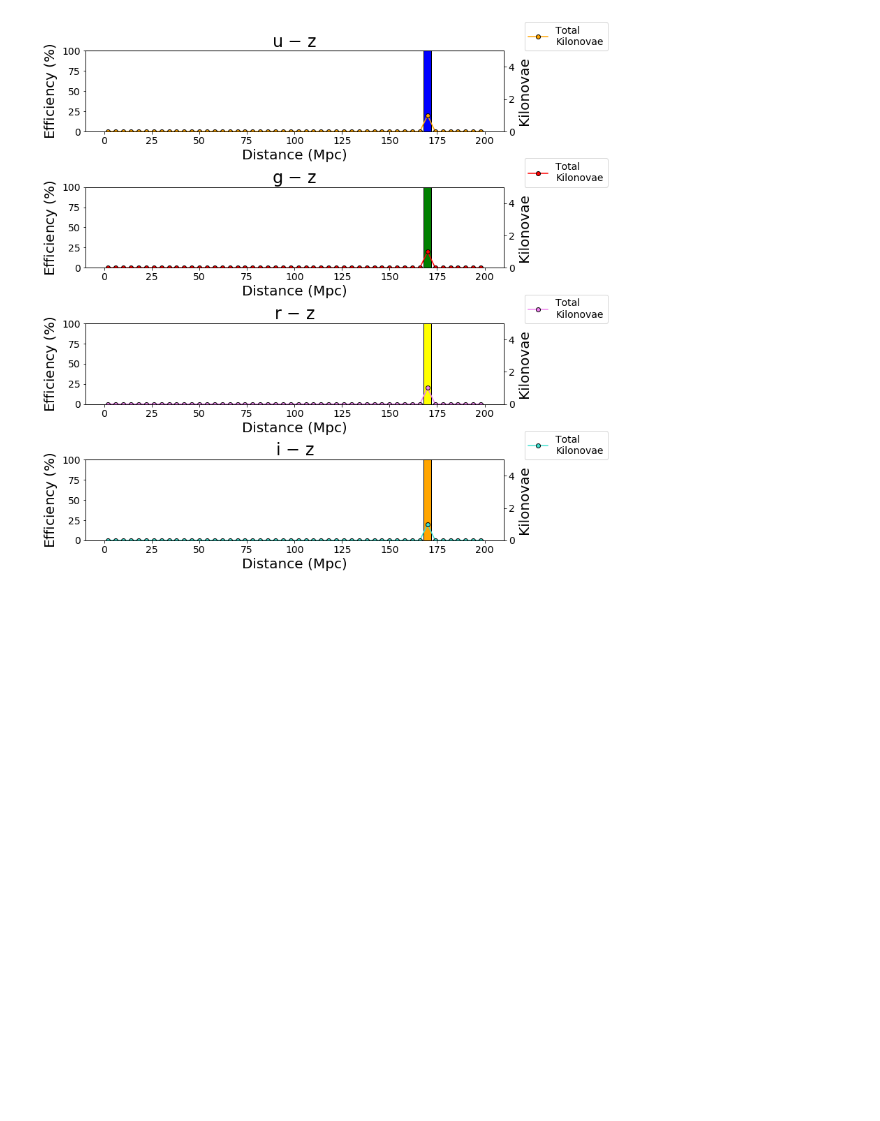
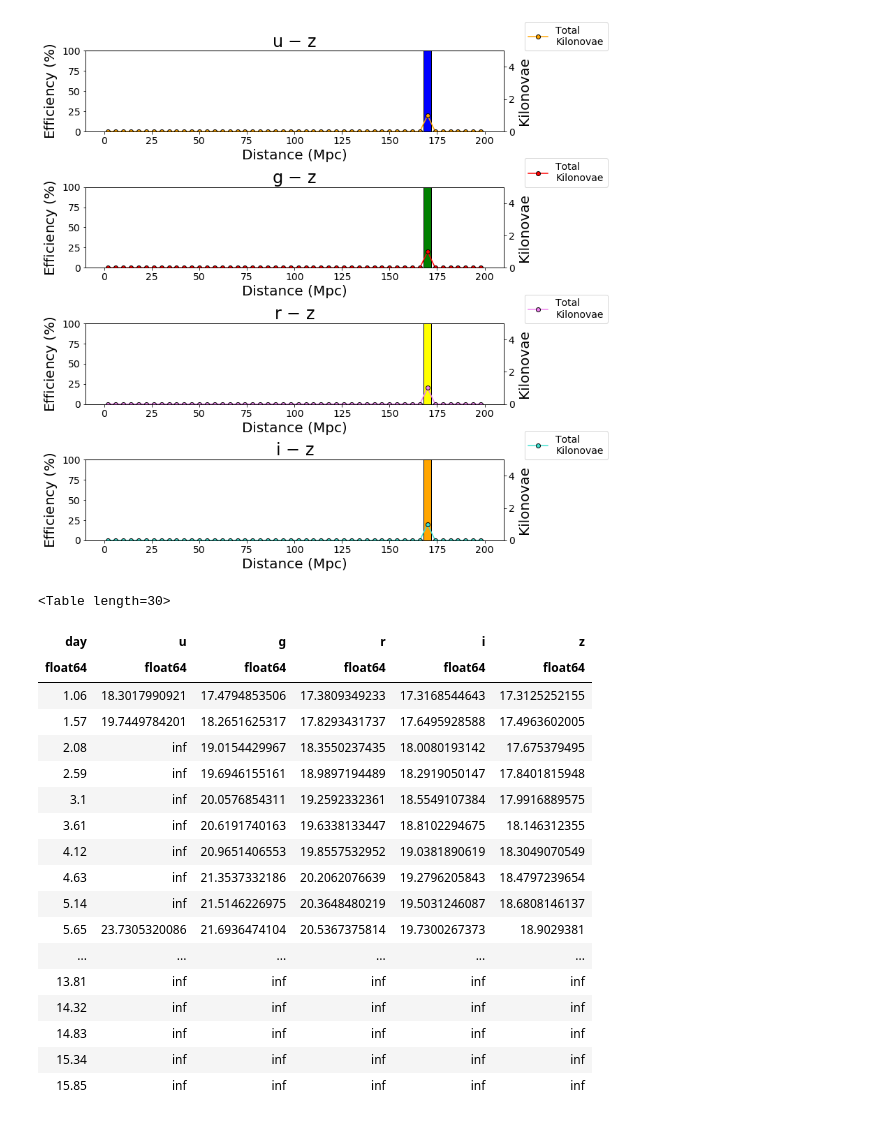
Before and after one commit to adamamiller/NUREU17, a Jupyter notebook: LSST/TargetOfOpportunityStrategy/Kilonova_Class.ipynb, the cells around one changed output. Cells and saved outputs as stored; diff of their text form; code cells hidden in the pictures; blank space fills up the shorter version.

```diff
--- a/LSST/TargetOfOpportunityStrategy/Kilonova_Class.ipynb
+++ b/LSST/TargetOfOpportunityStrategy/Kilonova_Class.ipynb
@@ -1410,6 +1410,10 @@ class efficiency_plots(discovery_metrics):
         '''
         return int(base * (round(float(x)/base)+1))
 # %%
+# Actual Data
+GW170817 = kilonova(ascii.read('/Users/kristophermortensen/Desktop/Research w: Margutti/GW170817.txt'),
+                   'GW170817')
+
 #NS-NS Data
 APR1215 = kilonova(ascii.read('/Users/kristophermortensen/Desktop/CIERA REU 2017/Kilonova Light Curve Data/APR4-1215.txt'),
                    "APR4-1215")
@@ -1453,0 +1462,22 @@ efficiency_plots(APR1215_table7).plot()
+# %%
+GW170817.app_mag_dist(40.7)
+# %% [output]
+<Table length=30>
+| day | u | g | r | i | z |
+| float64 | float64 | float64 | float64 | float64 | float64 |
+| 1.06 | 18.3017990921 | 17.4794853506 | 17.3809349233 | 17.3168544643 | 17.3125252155 |
+| 1.57 | 19.7449784201 | 18.2651625317 | 17.8293431737 | 17.6495928588 | 17.4963602005 |
+| 2.08 | inf | 19.0154429967 | 18.3550237435 | 18.0080193142 | 17.675379495 |
+| 2.59 | inf | 19.6946155161 | 18.9897194489 | 18.2919050147 | 17.8401815948 |
+| 3.1 | inf | 20.0576854311 | 19.2592332361 | 18.5549107384 | 17.9916889575 |
+| 3.61 | inf | 20.6191740163 | 19.6338133447 | 18.8102294675 | 18.146312355 |
+| 4.12 | inf | 20.9651406553 | 19.8557532952 | 19.0381890619 | 18.3049070549 |
+| 4.63 | inf | 21.3537332186 | 20.2062076639 | 19.2796205843 | 18.4797239654 |
+| 5.14 | inf | 21.5146226975 | 20.3648480219 | 19.5031246087 | 18.6808146137 |
+| 5.65 | 23.7305320086 | 21.6936474104 | 20.5367375814 | 19.7300267373 | 18.9029381 |
+| ... | ... | ... | ... | ... | ... |
+| 13.81 | inf | inf | inf | inf | inf |
+| 14.32 | inf | inf | inf | inf | inf |
+| 14.83 | inf | inf | inf | inf | inf |
+| 15.34 | inf | inf | inf | inf | inf |
+| 15.85 | inf | inf | inf | inf | inf |
```
Also changed, not shown: parts of 2 cells of this notebook.
